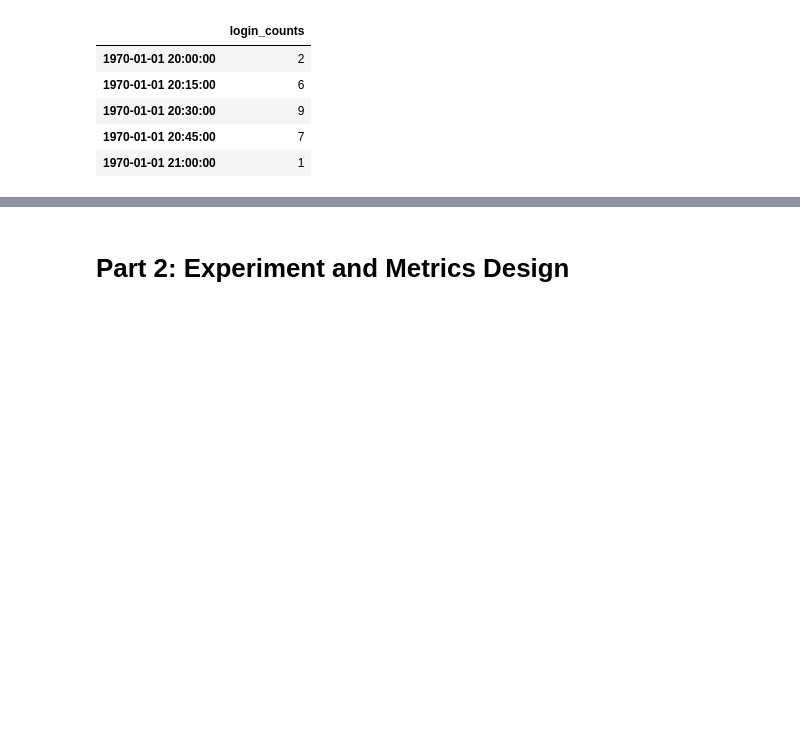
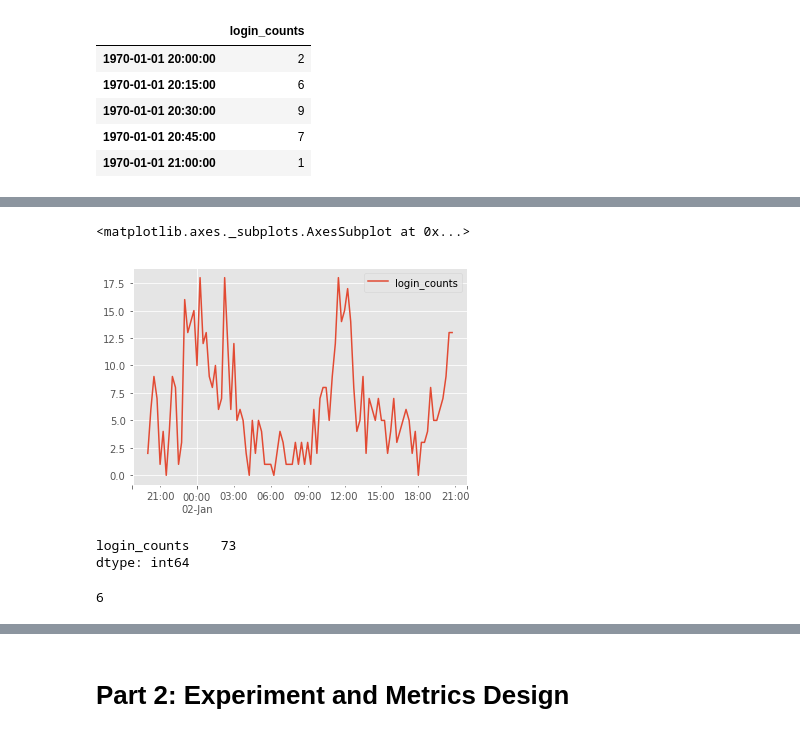
Before and after one commit to HuongIvyNguyen/springboard_datascience, a Jupyter notebook: ultimate_challenge/Take-home Challenge.ipynb, the cells around one changed output, grey strips where cells are left out. Cells and saved outputs as stored; diff of their text form; code cells hidden in the pictures; blank space fills up the shorter version.

```diff
--- a/ultimate_challenge/Take-home Challenge.ipynb
+++ b/ultimate_challenge/Take-home Challenge.ipynb
@@ -73,0 +85,16 @@ logins_counts_df[:50].plot()
+# %%
+#Zoom in even more to see invidual day
+logins_counts_df[:100].plot()
+# %% [output]
+<matplotlib.axes._subplots.AxesSubplot at 0x...>
+[figure, added]
+# %%
+
+logins_counts_df.max()
+# %% [output]
+login_counts    73
+dtype: int64
+# %%
+logins_counts_df[logins_counts_df.login_counts == 73].index[0].dayofweek
+# %% [output]
+6
```
Also changed, not shown: parts of 55 cells of this notebook.
